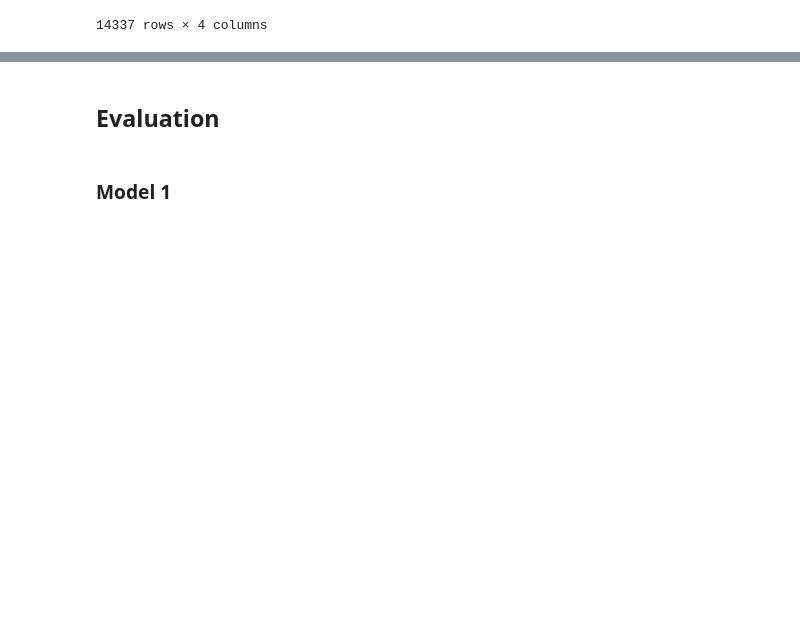
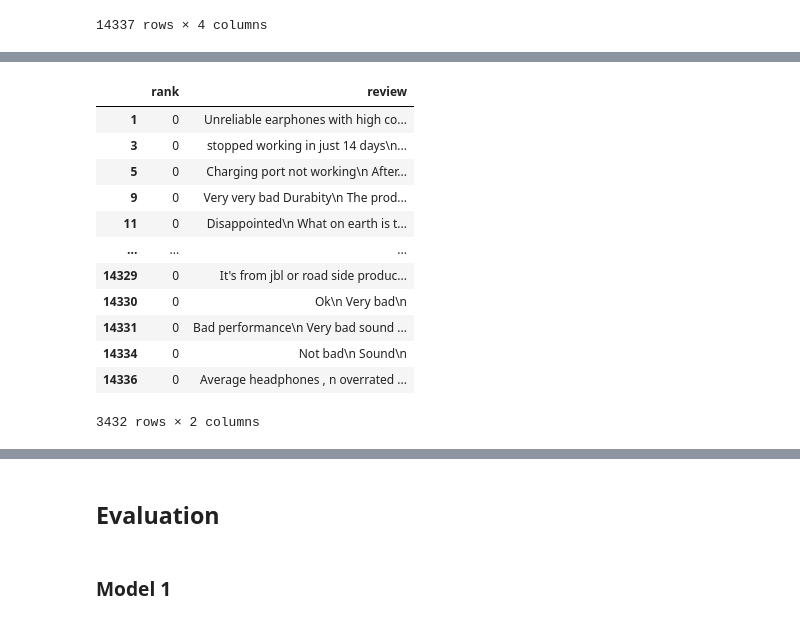
Before and after one commit to liamlows/CS5324-ML_Python, a Jupyter notebook: Lab7/Untitled.ipynb, the cells around one changed output, grey strips where cells are left out. Saved outputs shown, nothing was run; the diff lists cells and outputs as text; code cells hidden in the pictures; blank space fills up the shorter version.

```diff
--- a/Lab7/Untitled.ipynb
+++ b/Lab7/Untitled.ipynb
@@ -112,0 +117,18 @@ Length: 14337, dtype: object
+# %%
+data_final_1 = data_new.loc[data_new['rank'].isin(['1','2'])].copy()
+data_final_1["rank"] = '0'
+data_final_1
+# %% [output]
+|  | rank | review |
+| 1 | 0 | Unreliable earphones with high co... |
+| 3 | 0 | stopped working in just 14 days\n... |
+| 5 | 0 | Charging port not working\n After... |
+| 9 | 0 | Very very bad Durabity\n The prod... |
+| 11 | 0 | Disappointed\n What on earth is t... |
+| ... | ... | ... |
+| 14329 | 0 | It's from jbl or road side produc... |
+| 14330 | 0 | Ok\n Very bad\n |
+| 14331 | 0 | Bad performance\n Very bad sound ... |
+| 14334 | 0 | Not bad\n Sound\n |
+| 14336 | 0 | Average headphones , n overrated ... |
+3432 rows × 2 columns
```
Also changed, not shown: parts of 29 cells of this notebook, 2 other files.
